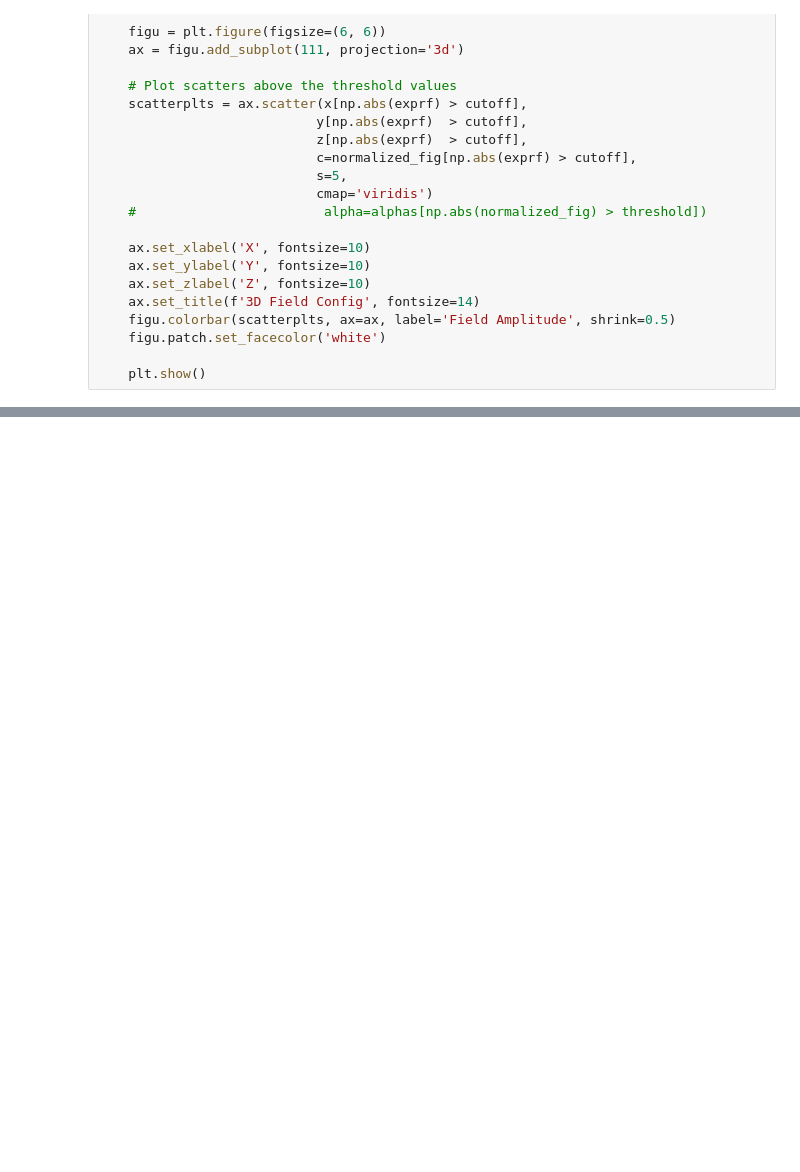
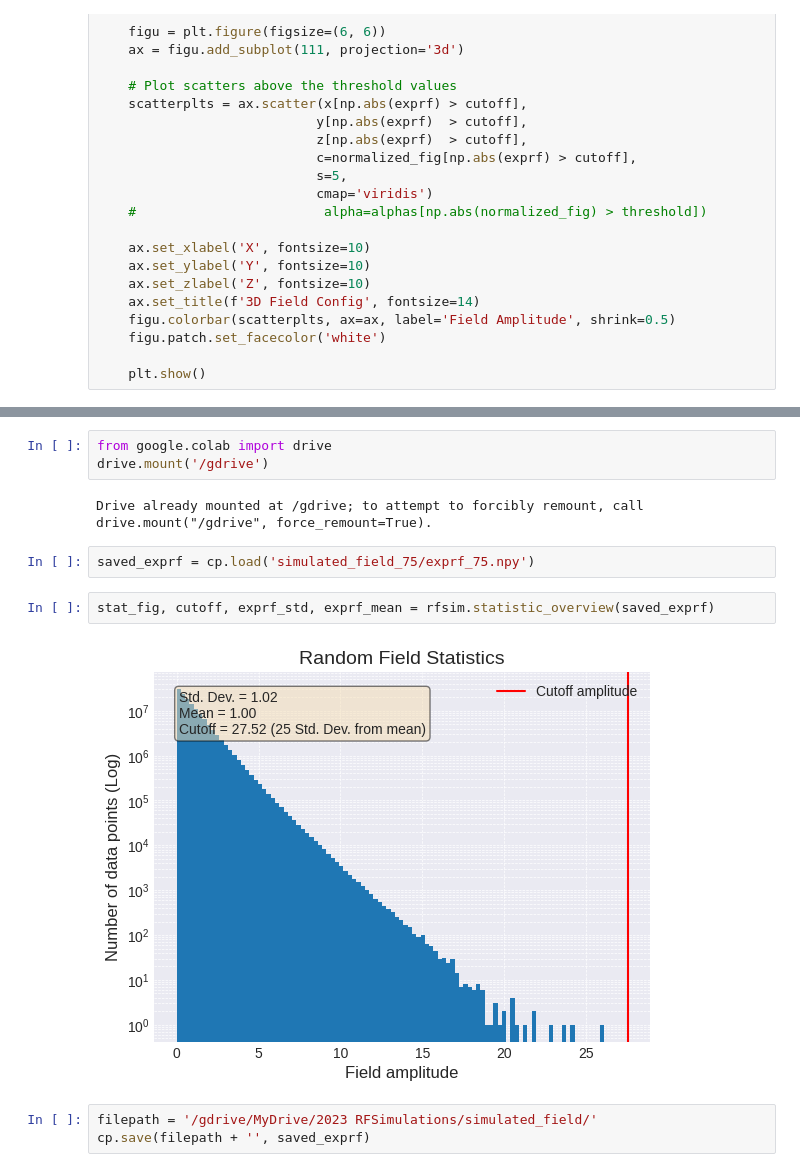
Before and after one commit to khchoi-physik/pbh_simulations, a Jupyter notebook: RFSIMS.ipynb, the cells around one changed output, grey strips where cells are left out. Cells and saved outputs as stored; diff of their text form; blank space fills up the shorter version.

```diff
--- a/RFSIMS.ipynb
+++ b/RFSIMS.ipynb
@@ -488,0 +609,14 @@ print(total_mass)
+# %%
+from google.colab import drive
+drive.mount('/gdrive')
+# %% [output]
+Drive already mounted at /gdrive; to attempt to forcibly remount, call drive.mount("/gdrive", force_remount=True).
+# %%
+saved_exprf = cp.load('simulated_field_75/exprf_75.npy')
+# %%
+stat_fig, cutoff, exprf_std, exprf_mean = rfsim.statistic_overview(saved_exprf)
+# %% [output]
+[figure, added]
+# %%
+filepath = '/gdrive/MyDrive/2023 RFSimulations/simulated_field/'
+cp.save(filepath + '', saved_exprf)
```
Also changed, not shown: parts of 10 cells of this notebook.
